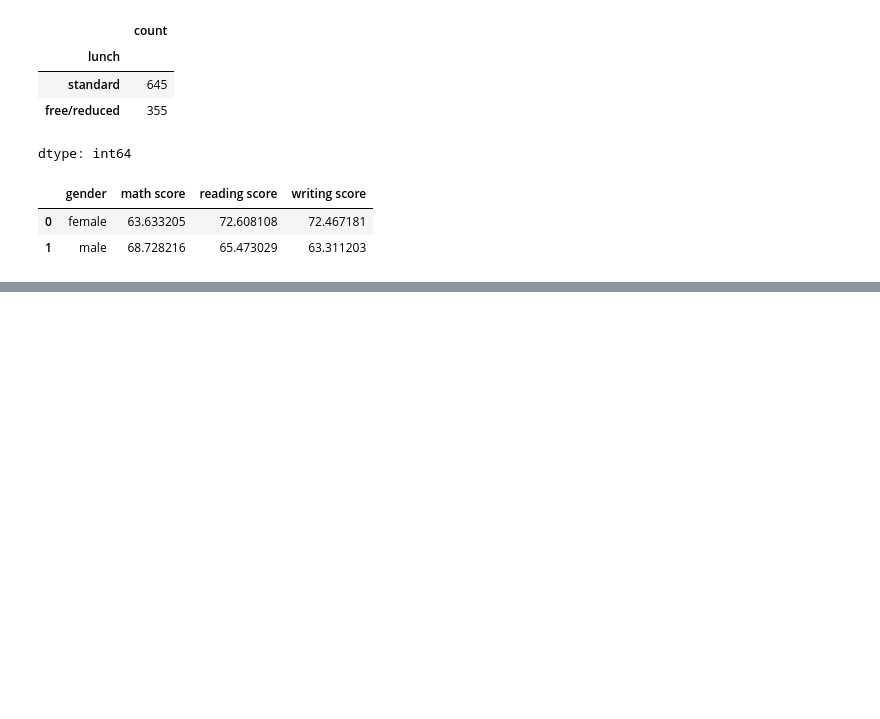
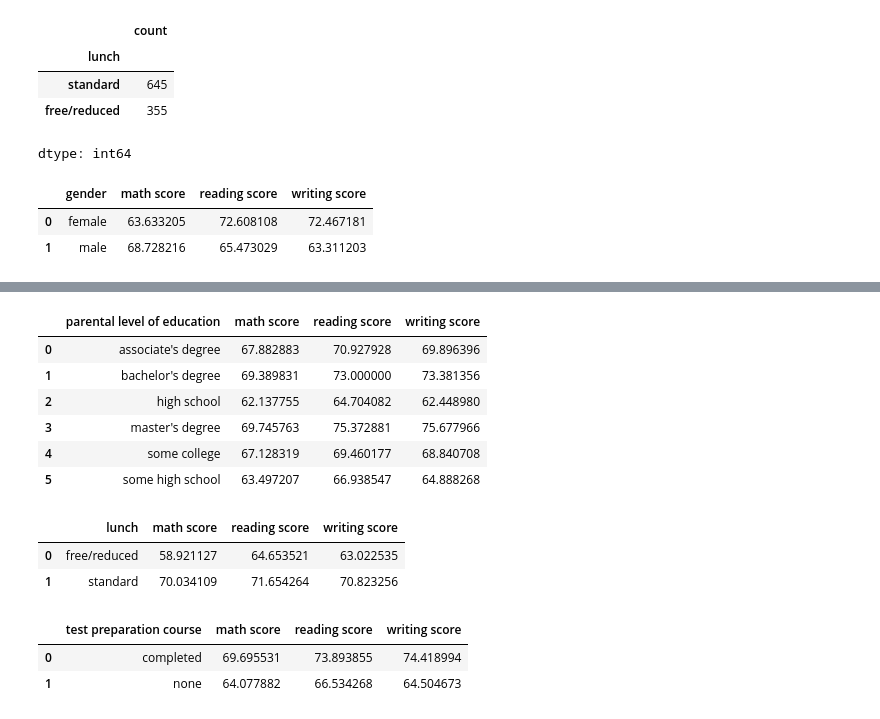
Before and after one commit to eda426/-gen-alan-hesaplama, a Jupyter notebook: Students_Performance_Odev_ipynb_adlı_not_defterinin_kopyası.ipynb, the cells around one changed output, grey strips where cells are left out. Cells and saved outputs as stored; diff of their text form; code cells hidden in the pictures; blank space fills up the shorter version.

```diff
--- a/Students_Performance_Odev_ipynb_adlı_not_defterinin_kopyası.ipynb
+++ b/Students_Performance_Odev_ipynb_adlı_not_defterinin_kopyası.ipynb
@@ -102,9 +110,28 @@ df.groupby("gender")[["math score","reading score","writing score"]].mean().rese
 # %%
 #11
 #parental level of education sütunundaki değerler için ortalama math score, reading score, writing score değerlerini bulalım.
+df.groupby("parental level of education")[["math score","reading score","writing score"]].mean().reset_index()
+# %% [output]
+|  | parental level of education | math score | reading score | writing score |
+| 0 | associate's degree | 67.882883 | 70.927928 | 69.896396 |
+| 1 | bachelor's degree | 69.389831 | 73.000000 | 73.381356 |
+| 2 | high school | 62.137755 | 64.704082 | 62.448980 |
+| 3 | master's degree | 69.745763 | 75.372881 | 75.677966 |
+| 4 | some college | 67.128319 | 69.460177 | 68.840708 |
+| 5 | some high school | 63.497207 | 66.938547 | 64.888268 |
 # %%
 #12
 #lunch sütunundaki değerler için ortalama math score, reading score, writing score değerlerini bulalım.
+df.groupby("lunch")[["math score","reading score","writing score"]].mean().reset_index()
+# %% [output]
+|  | lunch | math score | reading score | writing score |
+| 0 | free/reduced | 58.921127 | 64.653521 | 63.022535 |
+| 1 | standard | 70.034109 | 71.654264 | 70.823256 |
 # %%
 #13
 #test preparation coursesütunundaki değerler için ortalama math score, reading score, writing score değerlerini bulalım.
+df.groupby("test preparation course")[["math score","reading score","writing score"]].mean().reset_index()
+# %% [output]
+|  | test preparation course | math score | reading score | writing score |
+| 0 | completed | 69.695531 | 73.893855 | 74.418994 |
+| 1 | none | 64.077882 | 66.534268 | 64.504673 |
```
Also changed, not shown: parts of 1 cell of this notebook.
